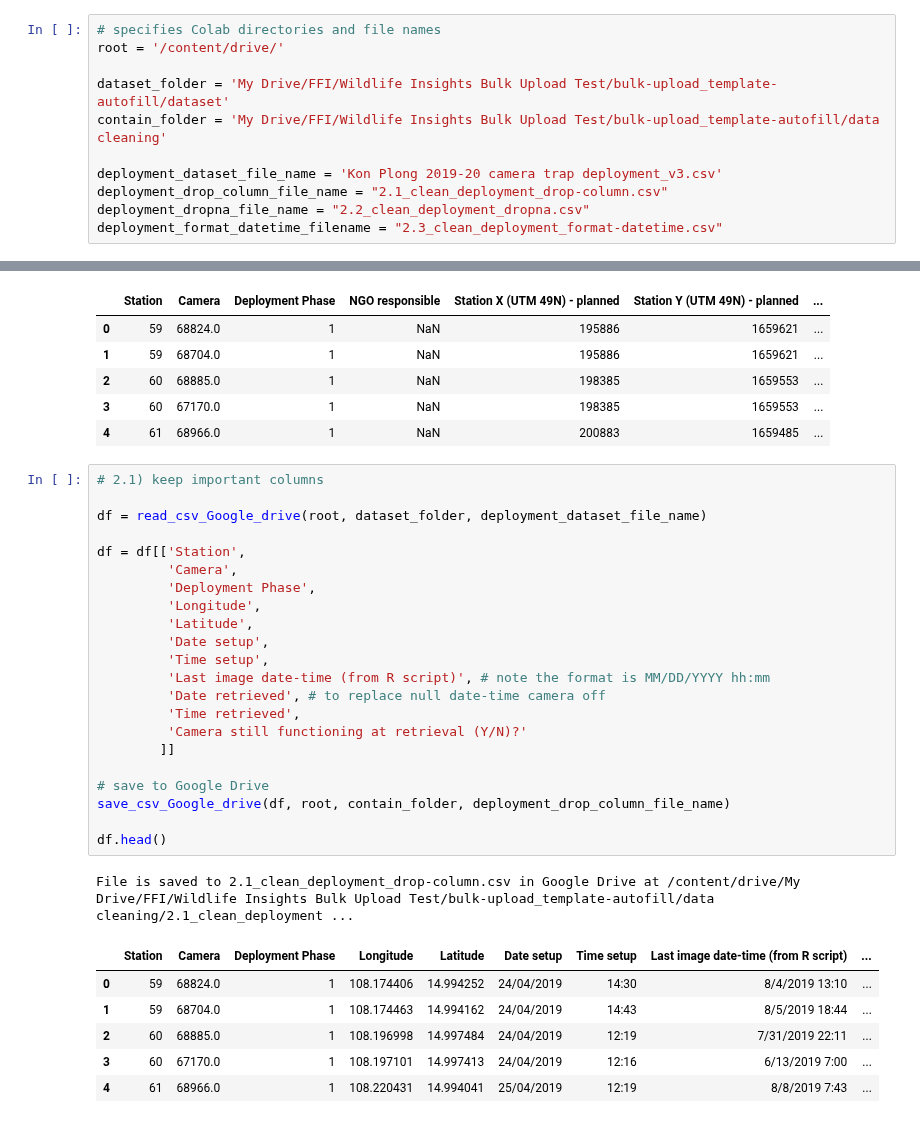
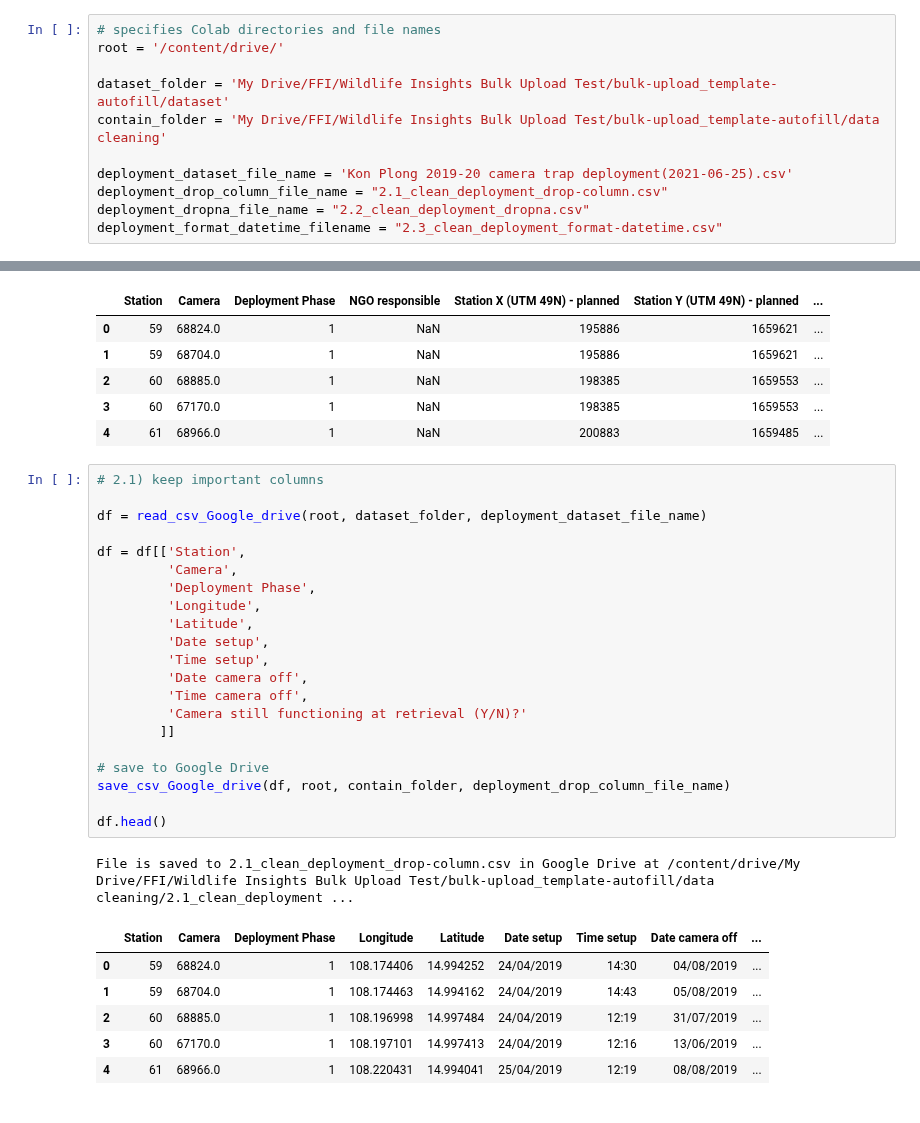
Before and after one commit to FFI-Vietnam/camtrap-tools, a Jupyter notebook: Wildlife Insights/bulk-upload/02_clean-deployment-dataset.ipynb, the cells around one changed output, grey strips where cells are left out. Drawn from its saved outputs; the diff is of its cells as text.

```diff
--- a/Wildlife Insights/bulk-upload/02_clean-deployment-dataset.ipynb
+++ b/Wildlife Insights/bulk-upload/02_clean-deployment-dataset.ipynb
@@ -28,7 +28,7 @@ root = '/content/drive/'
 dataset_folder = 'My Drive/FFI/Wildlife Insights Bulk Upload Test/bulk-upload_template-autofill/dataset'
 contain_folder = 'My Drive/FFI/Wildlife Insights Bulk Upload Test/bulk-upload_template-autofill/data cleaning'
 
-deployment_dataset_file_name = 'Kon Plong 2019-20 camera trap deployment_v3.csv'
+deployment_dataset_file_name = 'Kon Plong 2019-20 camera trap deployment(2021-06-25).csv'
 deployment_drop_column_file_name = "2.1_clean_deployment_drop-column.csv"
 deployment_dropna_file_name = "2.2_clean_deployment_dropna.csv"
 deployment_format_datetime_filename = "2.3_clean_deployment_format-datetime.csv"
@@ -78,33 +78,32 @@ df.head()
 # %%
 # 2.1) keep important columns
 
 df = read_csv_Google_drive(root, dataset_folder, deployment_dataset_file_name)
 
 df = df[['Station',
          'Camera',
          'Deployment Phase',
          'Longitude',
          'Latitude',
          'Date setup',
          'Time setup',
-         'Last image date-time (from R script)', # note the format is MM/DD/YYYY hh:mm
-         'Date retrieved', # to replace null date-time camera off
-         'Time retrieved',
+         'Date camera off',
+         'Time camera off',
          'Camera still functioning at retrieval (Y/N)?'
         ]]
 
 # save to Google Drive
 save_csv_Google_drive(df, root, contain_folder, deployment_drop_column_file_name)
 
 df.head()
 # %% [output]
 File is saved to 2.1_clean_deployment_drop-column.csv in Google Drive at /content/drive/My Drive/FFI/Wildlife Insights Bulk Upload Test/bulk-upload_template-autofill/data cleaning/2.1_clean_deployment ...
-|  | Station | Camera | Deployment Phase | Longitude | Latitude | Date setup | Time setup | Last image date-time (from R script) | ... |
-| 0 | 59 | 68824.0 | 1 | 108.174406 | 14.994252 | 24/04/2019 | 14:30 | 8/4/2019 13:10 | ... |
-| 1 | 59 | 68704.0 | 1 | 108.174463 | 14.994162 | 24/04/2019 | 14:43 | 8/5/2019 18:44 | ... |
-| 2 | 60 | 68885.0 | 1 | 108.196998 | 14.997484 | 24/04/2019 | 12:19 | 7/31/2019 22:11 | ... |
-| 3 | 60 | 67170.0 | 1 | 108.197101 | 14.997413 | 24/04/2019 | 12:16 | 6/13/2019 7:00 | ... |
-| 4 | 61 | 68966.0 | 1 | 108.220431 | 14.994041 | 25/04/2019 | 12:19 | 8/8/2019 7:43 | ... |
+|  | Station | Camera | Deployment Phase | Longitude | Latitude | Date setup | Time setup | Date camera off | ... |
+| 0 | 59 | 68824.0 | 1 | 108.174406 | 14.994252 | 24/04/2019 | 14:30 | 04/08/2019 | ... |
+| 1 | 59 | 68704.0 | 1 | 108.174463 | 14.994162 | 24/04/2019 | 14:43 | 05/08/2019 | ... |
+| 2 | 60 | 68885.0 | 1 | 108.196998 | 14.997484 | 24/04/2019 | 12:19 | 31/07/2019 | ... |
+| 3 | 60 | 67170.0 | 1 | 108.197101 | 14.997413 | 24/04/2019 | 12:16 | 13/06/2019 | ... |
+| 4 | 61 | 68966.0 | 1 | 108.220431 | 14.994041 | 25/04/2019 | 12:19 | 08/08/2019 | ... |
 # %%
 # 2.2) remove null rows
 df = read_csv_Google_drive(root, contain_folder, deployment_drop_column_file_name)
```
Also changed, not shown: parts of 2 cells of this notebook.
